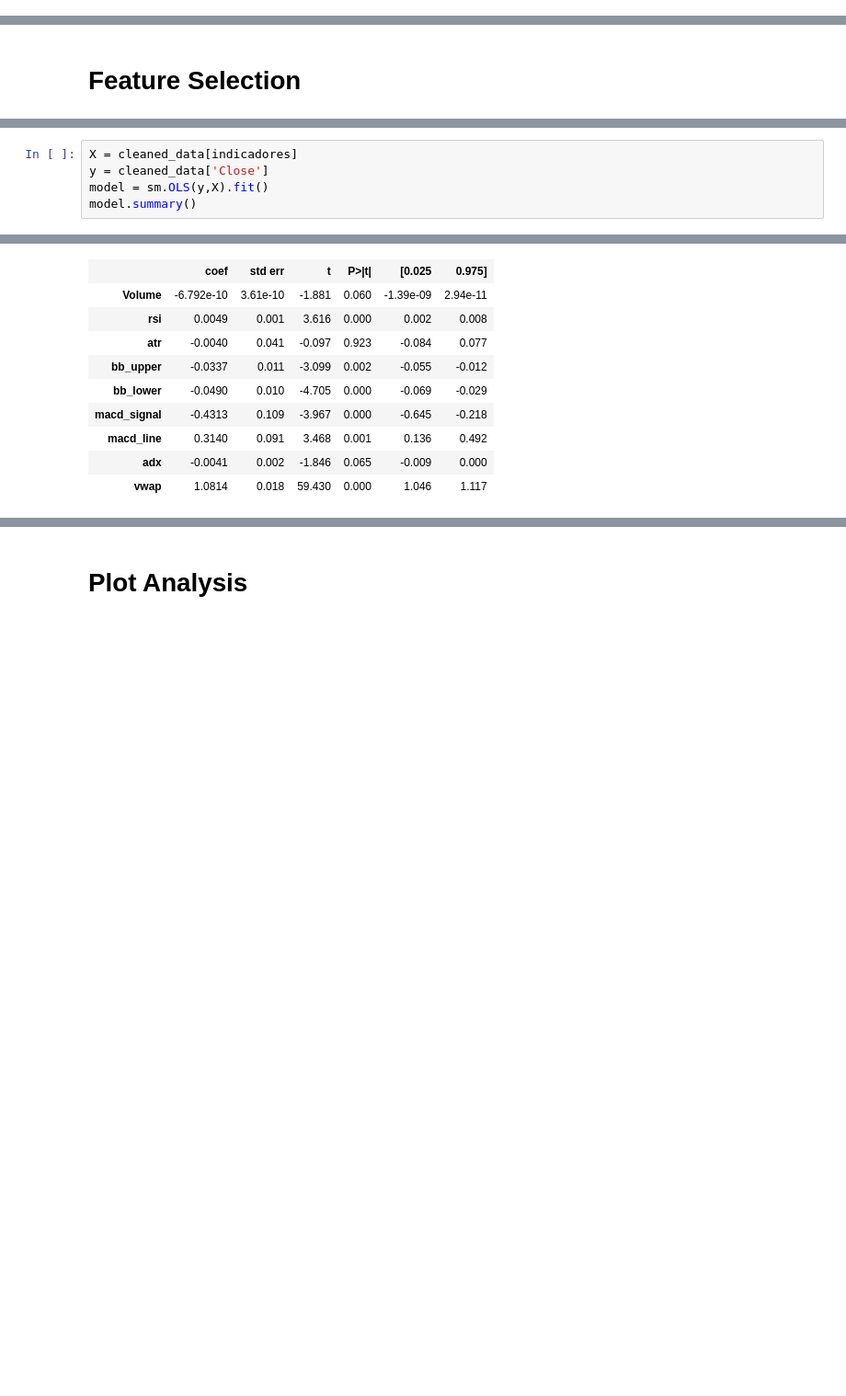
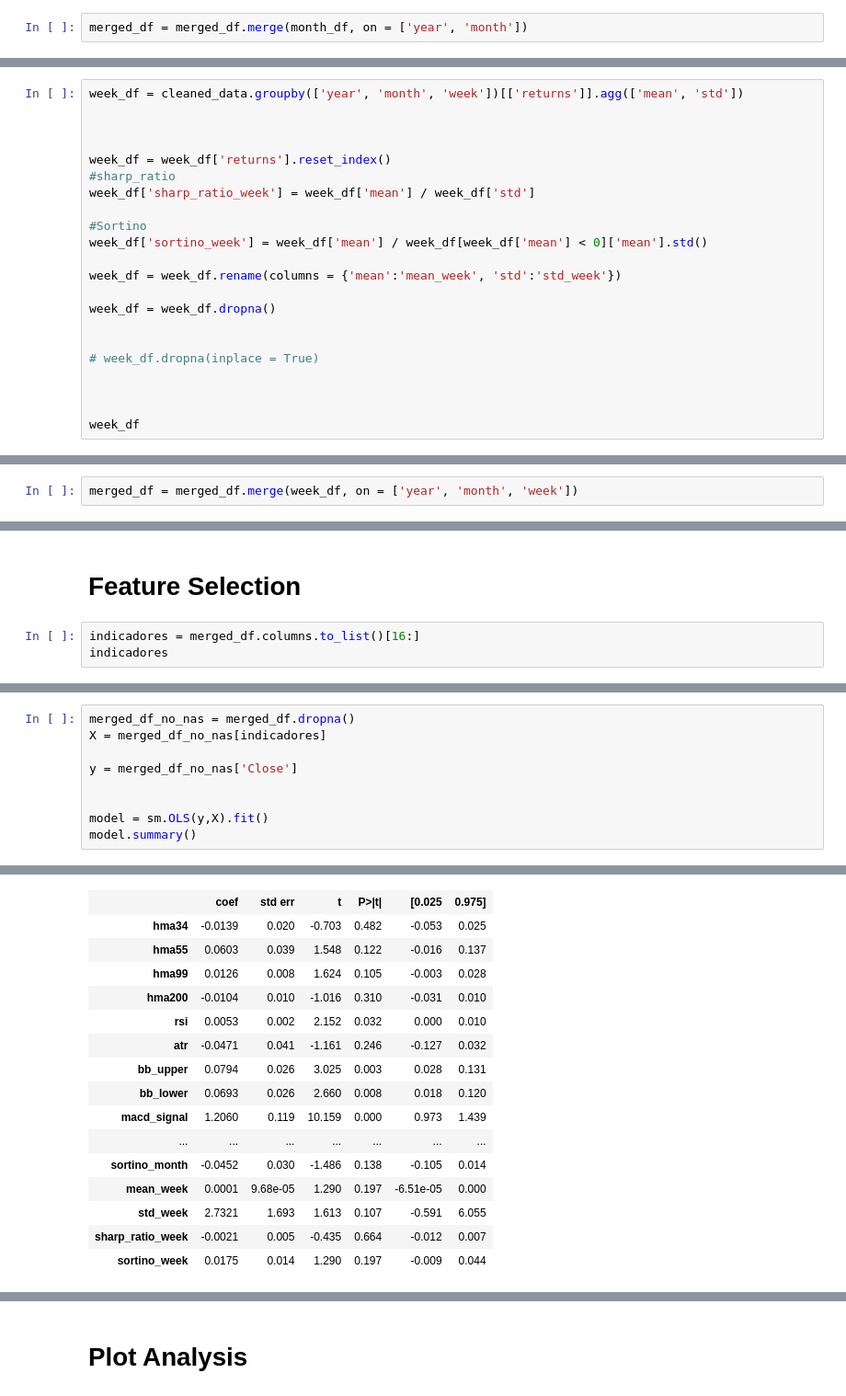
Before and after one commit to vivekjainmaiet/stockanalysis, a Jupyter notebook: notebooks/Thierry_Notebook_Exploration.ipynb, the cells around one changed output, grey strips where cells are left out. Shown at 92% size. Saved outputs shown, nothing was run; the diff lists cells and outputs as text; blank space fills up the shorter version.

```diff
--- a/notebooks/Thierry_Notebook_Exploration.ipynb
+++ b/notebooks/Thierry_Notebook_Exploration.ipynb
@@ -88,0 +233,2 @@ memory usage: 228.9 KB
+# %%
+merged_df = merged_df.merge(month_df, on = ['year', 'month'])
@@ -88,0 +251,22 @@ memory usage: 228.9 KB
+# %%
+week_df = cleaned_data.groupby(['year', 'month', 'week'])[['returns']].agg(['mean', 'std'])
+
+
+
+week_df = week_df['returns'].reset_index()
+#sharp_ratio
+week_df['sharp_ratio_week'] = week_df['mean'] / week_df['std']
+
+#Sortino
+week_df['sortino_week'] = week_df['mean'] / week_df[week_df['mean'] < 0]['mean'].std()
+
+week_df = week_df.rename(columns = {'mean':'mean_week', 'std':'std_week'})
+
+week_df = week_df.dropna()
+
+
+# week_df.dropna(inplace = True)
+
+
+
+week_df
@@ -88,0 +291,2 @@ memory usage: 228.9 KB
+# %%
+merged_df = merged_df.merge(week_df, on = ['year', 'month', 'week'])
@@ -90,3 +306,6 @@ memory usage: 228.9 KB
 ## Trend and Seasonal
 # %% [markdown]
 # Feature Selection
+# %%
+indicadores = merged_df.columns.to_list()[16:]
+indicadores
@@ -95,6 +389,10 @@ cleaned_data.corr()['Close'].sort_values()
 # %%
-X = cleaned_data[indicadores]
-y = cleaned_data['Close']
+merged_df_no_nas = merged_df.dropna()
+X = merged_df_no_nas[indicadores]
+
+y = merged_df_no_nas['Close']
+
+
 model = sm.OLS(y,X).fit()
 model.summary()
 # %% [output]
@@ -110,11 +408,17 @@ OLS Regression Results
 | Covariance Type: | nonrobust |  |  |
 |  | coef | std err | t | P>|t| | [0.025 | 0.975] |
-| Volume | -6.792e-10 | 3.61e-10 | -1.881 | 0.060 | -1.39e-09 | 2.94e-11 |
-| rsi | 0.0049 | 0.001 | 3.616 | 0.000 | 0.002 | 0.008 |
-| atr | -0.0040 | 0.041 | -0.097 | 0.923 | -0.084 | 0.077 |
-| bb_upper | -0.0337 | 0.011 | -3.099 | 0.002 | -0.055 | -0.012 |
-| bb_lower | -0.0490 | 0.010 | -4.705 | 0.000 | -0.069 | -0.029 |
-| macd_signal | -0.4313 | 0.109 | -3.967 | 0.000 | -0.645 | -0.218 |
-| macd_line | 0.3140 | 0.091 | 3.468 | 0.001 | 0.136 | 0.492 |
-| adx | -0.0041 | 0.002 | -1.846 | 0.065 | -0.009 | 0.000 |
-| vwap | 1.0814 | 0.018 | 59.430 | 0.000 | 1.046 | 1.117 |
+| hma34 | -0.0139 | 0.020 | -0.703 | 0.482 | -0.053 | 0.025 |
+| hma55 | 0.0603 | 0.039 | 1.548 | 0.122 | -0.016 | 0.137 |
+| hma99 | 0.0126 | 0.008 | 1.624 | 0.105 | -0.003 | 0.028 |
+| hma200 | -0.0104 | 0.010 | -1.016 | 0.310 | -0.031 | 0.010 |
+| rsi | 0.0053 | 0.002 | 2.152 | 0.032 | 0.000 | 0.010 |
+| atr | -0.0471 | 0.041 | -1.161 | 0.246 | -0.127 | 0.032 |
+| bb_upper | 0.0794 | 0.026 | 3.025 | 0.003 | 0.028 | 0.131 |
+| bb_lower | 0.0693 | 0.026 | 2.660 | 0.008 | 0.018 | 0.120 |
+| macd_signal | 1.2060 | 0.119 | 10.159 | 0.000 | 0.973 | 1.439 |
+| ... | ... | ... | ... | ... | ... | ... |
+| sortino_month | -0.0452 | 0.030 | -1.486 | 0.138 | -0.105 | 0.014 |
+| mean_week | 0.0001 | 9.68e-05 | 1.290 | 0.197 | -6.51e-05 | 0.000 |
+| std_week | 2.7321 | 1.693 | 1.613 | 0.107 | -0.591 | 6.055 |
+| sharp_ratio_week | -0.0021 | 0.005 | -0.435 | 0.664 | -0.012 | 0.007 |
+| sortino_week | 0.0175 | 0.014 | 1.290 | 0.197 | -0.009 | 0.044 |
```
Also changed, not shown: parts of 81 cells of this notebook.
